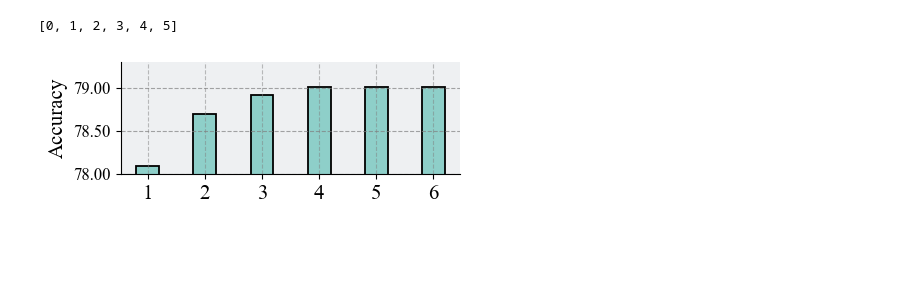
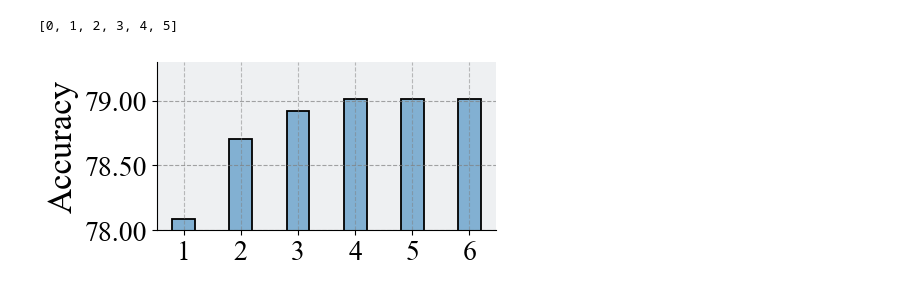
Before and after one commit to nguyen599/BrainMAP, a Jupyter notebook: fig/layer.ipynb, the cells around one changed output. Drawn from its saved outputs; the diff is of its cells as text; code cells hidden in the pictures; blank space fills up the shorter version.

```diff
--- a/fig/layer.ipynb
+++ b/fig/layer.ipynb
@@ -6,7 +6,7 @@ import os
 import pandas as pd
 # 设置字体和大小
 rcParams['font.family'] = 'Times New Roman'
-rcParams['font.size'] = 10
+rcParams['font.size'] = 25
 plt.rcParams['mathtext.fontset'] = 'stix'  # Options: 'stix', 'stixsans', 'cm' (Computer Modern), 'dejavusans'
 plt.rcParams['mathtext.default'] = 'regular'  # Use regular weight for math fonts
 
@@ -15,7 +15,7 @@ plt.rcParams['mathtext.default'] = 'regular'  # Use regular weight for math font
 data1 = [94.45, 94.48, 94.74, 94.70, 94.71, 94.75]
 
 
-fig = plt.figure(figsize=(0.73 * 6, 0.73 * 2))
+fig = plt.figure(figsize=(0.73 * 6, 0.73 * 3))
 
 bar_width = 0.4
 x_labels = data1
@@ -40,7 +40,7 @@ plt.grid(True, linestyle='--', color='gray', alpha=0.5)
 
 # 设置坐标轴标签
 # plt.xlabel('Number of Experts', fontsize=15)  # 修改x轴名称，加粗并修改为斜体X
-plt.ylabel('Accuracy', fontsize=15)
+plt.ylabel('Accuracy', fontsize=25)
 
 
 # plt.ylim(0, 80)
@@ -64,9 +64,9 @@ def custom_formatter(x, pos):
 ax = plt.gca()
 ax.spines['top'].set_visible(False)
 ax.spines['right'].set_visible(False)
-ax.tick_params(axis='y', which='major', labelsize=12)
+ax.tick_params(axis='y', which='major', labelsize=20)
 ax.yaxis.set_major_formatter(custom_formatter)
-ax.tick_params(axis='x', which='major', labelsize=15)
+ax.tick_params(axis='x', which='major', labelsize=20)
 
 # plt.legend(fontsize=13, borderpad=0.3, labelspacing=0.1, ncol=4, columnspacing=1.33, handletextpad=0.3, loc=(0.02, 0.8))
         #    , handlelength=1, handleheight=0.5)
@@ -83,7 +83,7 @@ import os
 import pandas as pd
 # 设置字体和大小
 rcParams['font.family'] = 'Times New Roman'
-rcParams['font.size'] = 10
+rcParams['font.size'] = 20
 plt.rcParams['mathtext.fontset'] = 'stix'  # Options: 'stix', 'stixsans', 'cm' (Computer Modern), 'dejavusans'
 plt.rcParams['mathtext.default'] = 'regular'  # Use regular weight for math fonts
 
@@ -92,7 +92,7 @@ plt.rcParams['mathtext.default'] = 'regular'  # Use regular weight for math font
 data1 = [78.09, 78.7, 78.92, 79.01, 79.01, 79.01]
 
 
-fig = plt.figure(figsize=(0.73 * 6, 0.73 * 2))
+fig = plt.figure(figsize=(0.73 * 6, 0.73 * 3))
 
 bar_width = 0.4
 x_labels = data1
@@ -105,7 +105,7 @@ x1 = [x  for x in x1]
 
 print(x1)
 
-bar_container = plt.bar(x1, data1, width=bar_width, label=data1, color=(142/255.0, 207/255.0, 201/255.0), edgecolor="black", linewidth=1.3, capsize=2)
+bar_container = plt.bar(x1, data1, width=bar_width, label=data1, color=(130/255.0, 176/255.0, 210/255.0), edgecolor="black", linewidth=1.3, capsize=2)
 
 
 # 设置背景颜色为浅灰色
@@ -117,34 +117,34 @@ plt.grid(True, linestyle='--', color='gray', alpha=0.5)
 
 # 设置坐标轴标签
 # plt.xlabel('Number of Experts', fontsize=15)  # 修改x轴名称，加粗并修改为斜体X
-plt.ylabel('Accuracy', fontsize=15)
+plt.ylabel('Accuracy', fontsize=25)
 
 
 # plt.ylim(0, 80)
 
 plt.xticks([r for r in range(len(data1))], [1,2,3,4,5, 6])
 
 # plt.legend()
 # plt.tight_layout()
 plt.grid(axis='y', linestyle='--', alpha=0.7)
 
 # 设置y轴显示范围为0到1，均匀划分四份来呈现网格
 plt.ylim(78, 79.3)
 fmt = lambda x: "{:.1f}".format(x)
 # plt.yticks(np.linspace(0, 10, 5), [fmt(i) for i in np.linspace(0, 10, 5)])
 
 # 移除上方和右侧的边框
 ax = plt.gca()
 ax.spines['top'].set_visible(False)
 ax.spines['right'].set_visible(False)
-ax.tick_params(axis='y', which='major', labelsize=12)
+ax.tick_params(axis='y', which='major', labelsize=20)
 ax.yaxis.set_major_formatter(custom_formatter)
-ax.tick_params(axis='x', which='major', labelsize=15)
+ax.tick_params(axis='x', which='major', labelsize=20)
 
 # plt.legend(fontsize=13, borderpad=0.3, labelspacing=0.1, ncol=4, columnspacing=1.33, handletextpad=0.3, loc=(0.02, 0.8))
         #    , handlelength=1, handleheight=0.5)
 plt.savefig('layer_b.pdf', dpi=600, format= 'pdf', bbox_inches='tight')
 plt.show()
 # %% [output]
 [0, 1, 2, 3, 4, 5]
-[figure, old version]
+[figure, new version]
```
Also changed, not shown: parts of 3 cells of this notebook, 6 other files.
